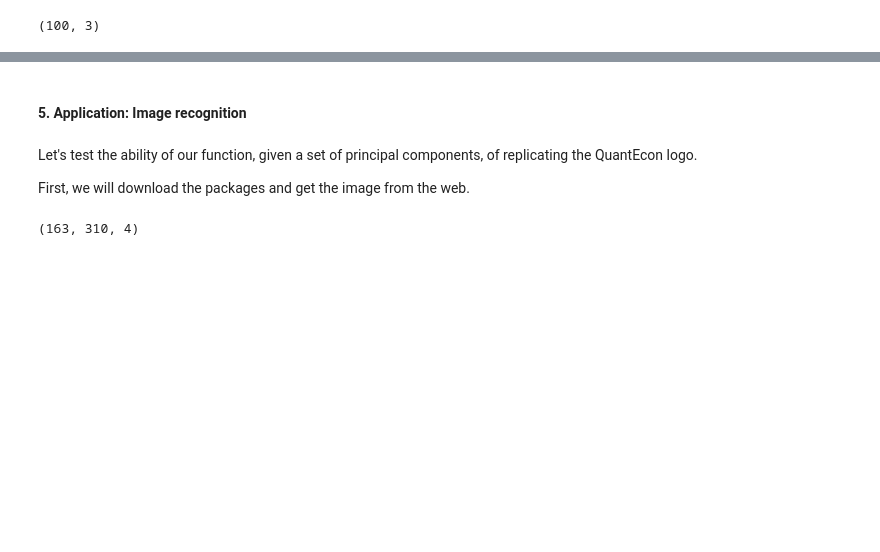
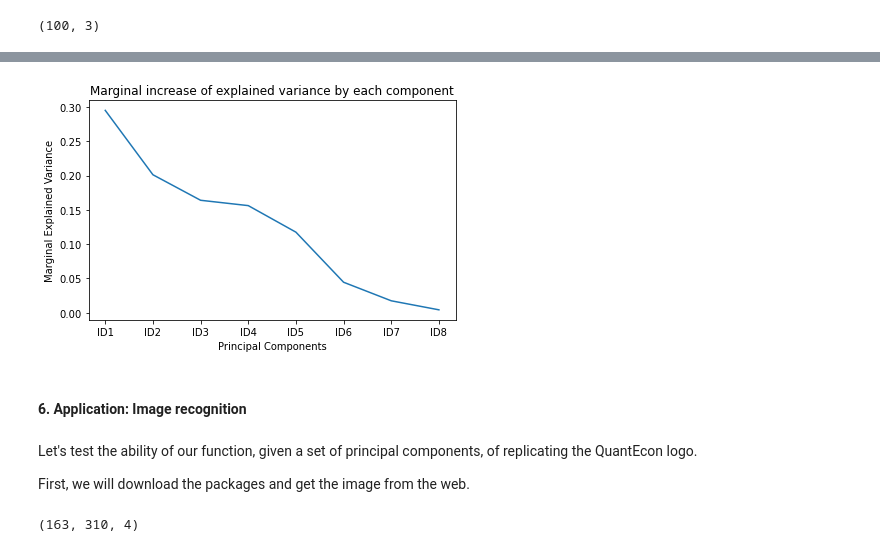
Before and after one commit to af3913/Ferrante_Moreira_Math_Project, a Jupyter notebook: PCA/PCA_Algorithm_v0.1.ipynb, the cells around one changed output, grey strips where cells are left out. Cells and saved outputs as stored; diff of their text form; code cells hidden in the pictures; blank space fills up the shorter version.

```diff
--- a/PCA/PCA_Algorithm_v0.1.ipynb
+++ b/PCA/PCA_Algorithm_v0.1.ipynb
@@ -234,5 +432,55 @@ plt.show()
+# %%
+def marginal_variance(data_set):
+    """
+    Find the cumulative sum array of explained variance
+
+    Parameters
+    ----------
+    data : np.array(ndim=n, size=m)
+        observations that were generated
+        by a model or data provided
+
+    Returns
+    -------
+    explained_var : list
+        Percentage of the variance explained at the margin (how each component explain the variance)
+    """
+
+    #Centering the data
+    data_centered = data_set - np.mean(data_set, axis=0)
+
+    #Get covariance matrix
+    data_centered_cov = np.cov(data_centered, rowvar=False)
+
+    #Get the eigenvalues and eigenvectors
+    eigen_values, eigen_vectors = np.linalg.eigh(data_centered_cov)
+
+    #Sum the eigenvalues
+    total_values = sum(eigen_values)
+
+    #Then use them to see how much they will explain of the variance
+    explained_var = [(i/total_values) for i in sorted(eigen_values, reverse=True)]
+
+    return explained_var
+
+#Marginal explanation of variance
+explained_var2 = marginal_variance(data1)
+
+#Charting how the marginal explanation evolves by each principal component
+plt.plot(index_components, explained_var2, label="Marginal Explained Variance")
+
+#Name labels and titles
+plt.ylabel("Marginal Explained Variance")
+plt.xlabel("Principal Components")
+plt.title("Marginal increase of explained variance by each component")
+
+#Show chart
+plt.tight_layout()
+plt.show()
+# %% [output]
+[figure, added]
 # %% [markdown]
-#### 5. Application: Image recognition
+#### 6. Application: Image recognition
 # %% [markdown]
 Let's test the ability of our function, given a set of principal components, of replicating the QuantEcon logo.
 
```
Also changed, not shown: parts of 48 cells of this notebook.
